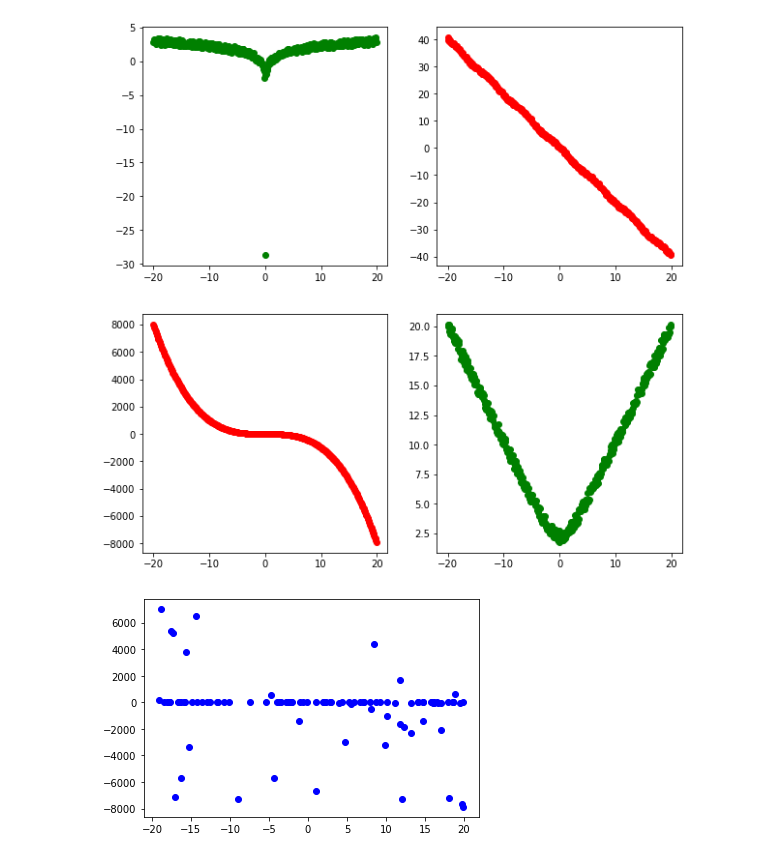
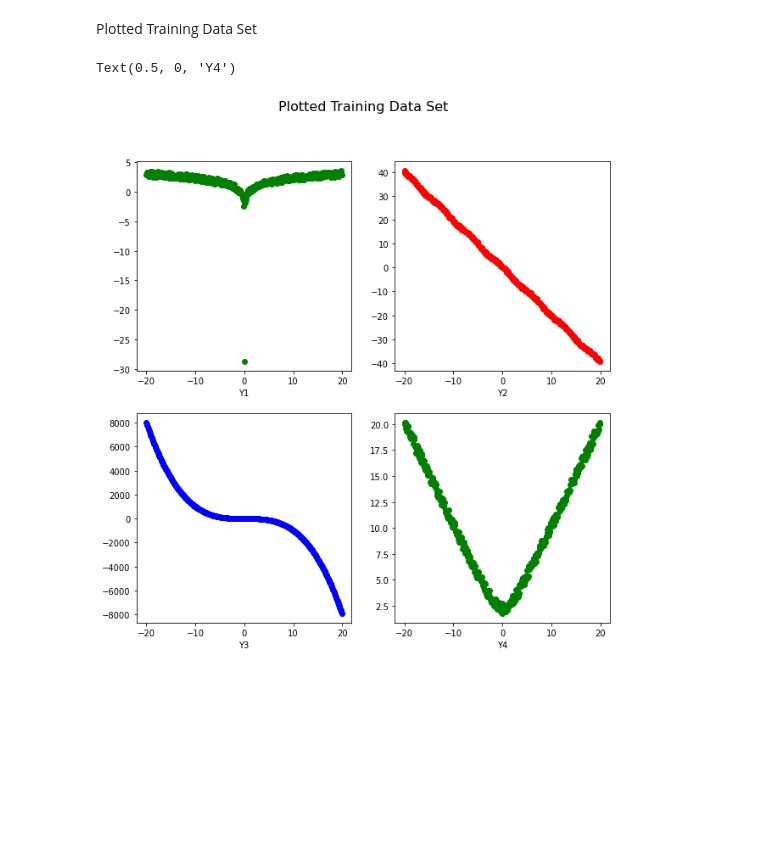
Before and after one commit to Dinkymoo/Dinkymoo-iu-python-assignment, a Jupyter notebook: plots.ipynb, the cells around one changed output. Saved outputs shown, nothing was run; the diff lists cells and outputs as text; code cells hidden in the pictures; blank space fills up the shorter version.

```diff
--- a/plots.ipynb
+++ b/plots.ipynb
@@ -6,30 +28,28 @@ import numpy as np
+# %% [markdown]
+Plotted Training Data Set
 # %%
 train_data = pd.read_csv('data/train.csv', index_col=0, delimiter=',')
 
 x = pd.DataFrame(train_data.index)
 y1 = pd.DataFrame(train_data['y1'])
 y2 = pd.DataFrame(train_data['y2'])
 y3 = pd.DataFrame(train_data['y3'])
 y4 = pd.DataFrame(train_data['y4'])
 
 fig, axs = plt.subplots(2,2, figsize=(10,10))
+fig.suptitle('Plotted Training Data Set ', fontsize=16)
 
 axs[0, 0].plot(x, y1,'go')
+axs[0, 0].set_xlabel('Y1')
 
 axs[0, 1].plot(x, y2, 'ro')
+axs[0, 1].set_xlabel('Y2')
 
-axs[1, 0].plot(x, y3, 'ro')
+axs[1, 0].plot(x, y3, 'bo')
+axs[1, 0].set_xlabel('Y3')
 
 axs[1, 1].plot(x, y4, 'go')
-
-test_data = pd.read_csv('data/test.csv', index_col=0, delimiter=',')
-
-x = pd.DataFrame(test_data.index)
-y = pd.DataFrame(test_data['y'])
-plt.show()
-
-plt.plot(x,y,'bo')
-plt.show()
+axs[1, 1].set_xlabel('Y4')
 # %% [output]
+Text(0.5, 0, 'Y4')
-[figure, old version]
+[figure, new version]
-[figure, removed]
```
Also changed, not shown: parts of 25 cells of this notebook, 22 other files.
